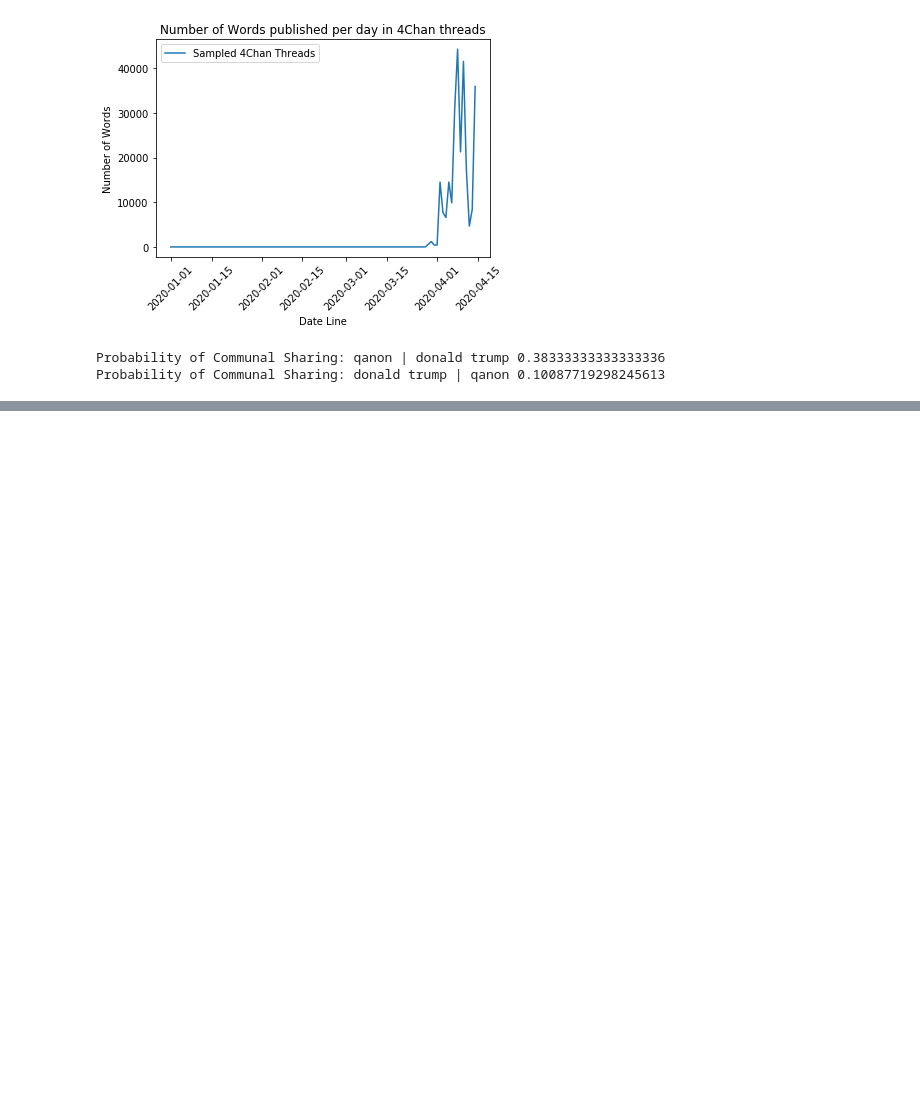
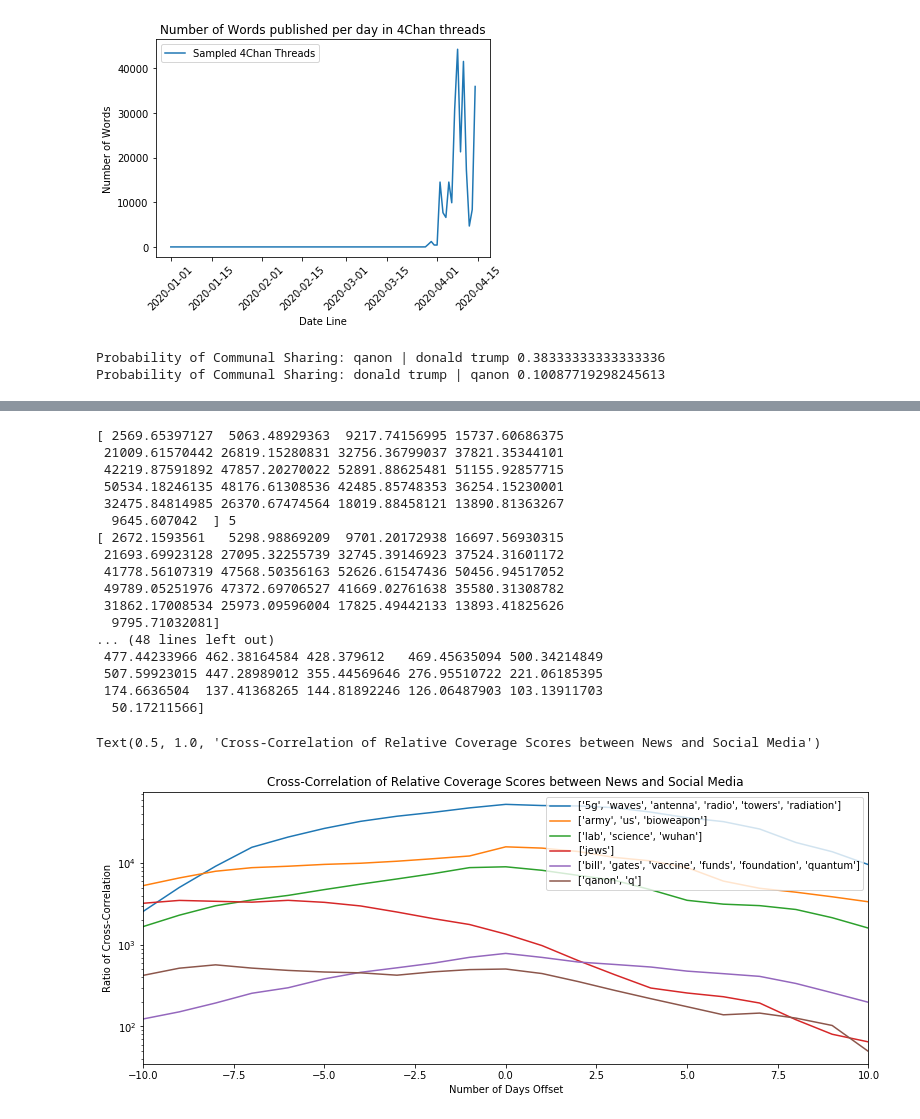
Before and after one commit to pholur/Covid19, a Jupyter notebook: Evaluations/time_series_count.ipynb, the cells around one changed output, grey strips where cells are left out. Saved outputs shown, nothing was run; the diff lists cells and outputs as text; code cells hidden in the pictures; blank space fills up the shorter version.

```diff
--- a/Evaluations/time_series_count.ipynb
+++ b/Evaluations/time_series_count.ipynb
@@ -197,0 +317,36 @@ Text(0, 0.5, 'Number of Common Neighbors')
+# %%
+plt.figure(figsize=(13,5))
+for i in range(len(communities)):
+        mean = suml[i][3:-3]/t
+        print(mean,t)
+        std = np.sqrt((sum2l[i][3:-3] - np.multiply(mean,mean)/t) / t)
+        print(std)
+        plt.plot(range(-10,11),mean, label=str(communities[i]))
+        #plt.fill_between(range(-10,11), mean - std,mean+std, alpha=0.5)
+
+plt.xlim(-10,10)
+plt.yscale("log")
+plt.legend(fontsize=10,loc="upper right")
+plt.xlabel("Number of Days Offset")
+plt.ylabel("Ratio of Cross-Correlation")
+plt.title("Cross-Correlation of Relative Coverage Scores between News and Social Media")
+# %% [output]
+[ 2569.65397127  5063.48929363  9217.74156995 15737.60686375
+ 21009.61570442 26819.15280831 32756.36799037 37821.35344101
+ 42219.87591892 47857.20270022 52891.88625481 51155.92857715
+ 50534.18246135 48176.61308536 42485.85748353 36254.15230001
+ 32475.84814985 26370.67474564 18019.88458121 13890.81363267
+  9645.607042  ] 5
+[ 2672.1593561   5298.98869209  9701.20172938 16697.56930315
+ 21693.69923128 27095.32255739 32745.39146923 37524.31601172
+ 41778.56107319 47568.50356163 52626.61547436 50456.94517052
+ 49789.05251976 47372.69706527 41669.02761638 35580.31308782
+ 31862.17008534 25973.09596004 17825.49442133 13893.41825626
+  9795.71032081]
+... (48 lines left out)
+ 477.44233966 462.38164584 428.379612   469.45635094 500.34214849
+ 507.59923015 447.28989012 355.44569646 276.95510722 221.06185395
+ 174.6636504  137.41368265 144.81892246 126.06487903 103.13911703
+  50.17211566]
+Text(0.5, 1.0, 'Cross-Correlation of Relative Coverage Scores between News and Social Media')
+[figure, added]
```
Also changed, not shown: parts of 7 cells of this notebook, 1 other file.
